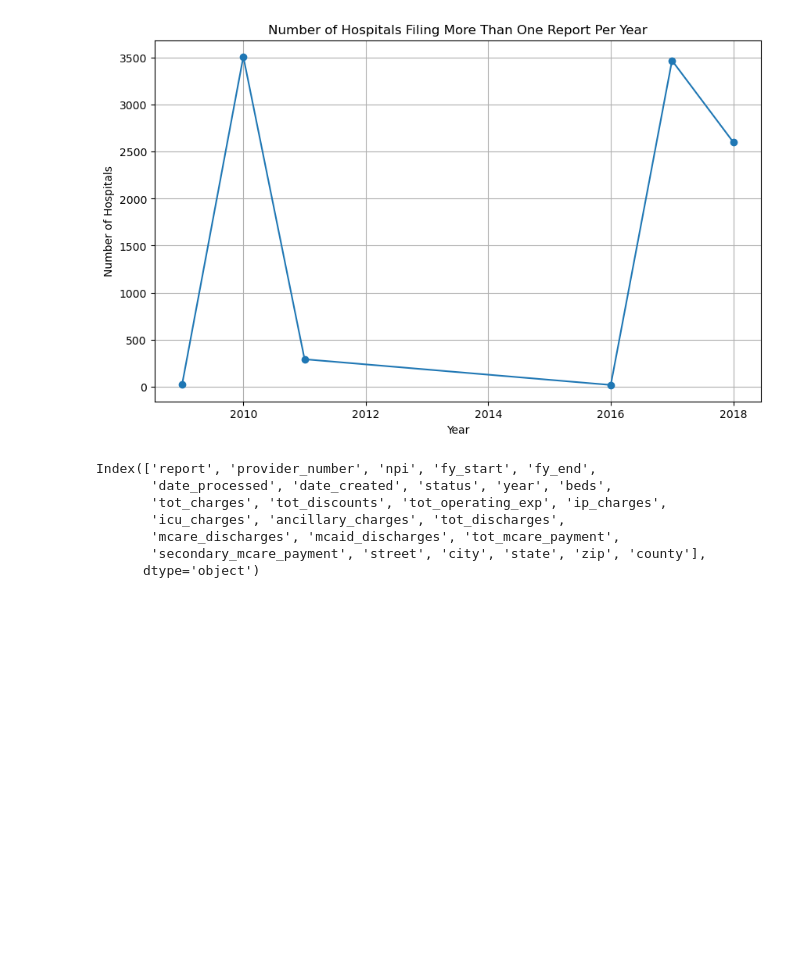
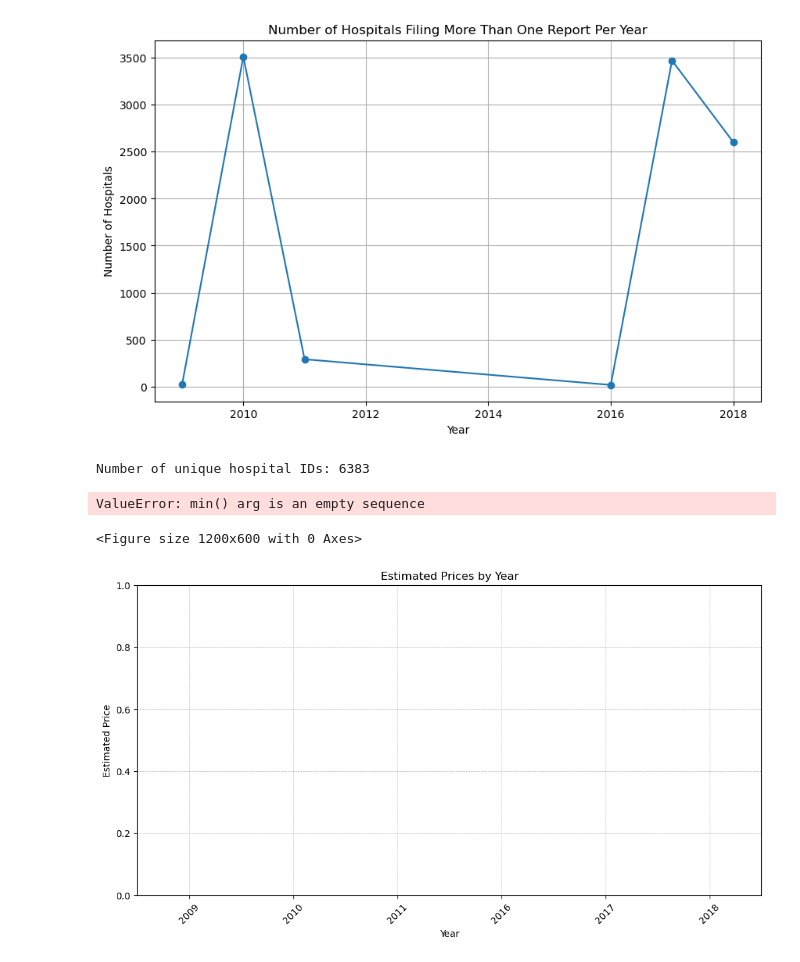
Before and after one commit to avanthp/Homework2-, a Jupyter notebook: Submission1/Analysis/Summarize_Data.ipynb, the cells around one changed output. Drawn from its saved outputs; the diff is of its cells as text; code cells hidden in the pictures; blank space fills up the shorter version.

```diff
--- a/Submission1/Analysis/Summarize_Data.ipynb
+++ b/Submission1/Analysis/Summarize_Data.ipynb
@@ -21,11 +23,65 @@ plt.show()
 # %% [output]
 [figure]
 # %%
+#Question 2
+
+#Removing duplicate reports
+unique_hospitals = hcris.drop_duplicates(subset=['provider_number', 'fyear'], keep='first')
+
+#Count of number of unique hospital IDs
+unique_hospital_count = unique_hospitals['provider_number'].nunique()
+
+print(f"Number of Unique Hospital IDs: {unique_hospital_count}")
 # %% [output]
-Index(['report', 'provider_number', 'npi', 'fy_start', 'fy_end',
-       'date_processed', 'date_created', 'status', 'year', 'beds',
-       'tot_charges', 'tot_discounts', 'tot_operating_exp', 'ip_charges',
-       'icu_charges', 'ancillary_charges', 'tot_discharges',
-       'mcare_discharges', 'mcaid_discharges', 'tot_mcare_payment',
-       'secondary_mcare_payment', 'street', 'city', 'state', 'zip', 'county'],
-      dtype='object')
+Number of unique hospital IDs: 6383
+# %%
+#Question 3
+hcris['tot_charges'] = pd.to_numeric(hcris['tot_charges'], errors='coerce')
+
+#Remove rows with missing charges or years
+charges_by_year = hcris[['fyear', 'tot_charges']].dropna()
+
+# Plot violin plot
+plt.figure(figsize=(12, 6))
+sns.violinplot(x='fyear', y='tot_charges', data=charges_by_year)
+plt.title("Total Charges by Year")
+plt.xlabel("Year")
+plt.ylabel("Total Charges")
+plt.xticks(rotation=45)
+plt.grid(True, which='both', linestyle='--', linewidth=0.5)
+plt.show()
+# %% [output]
+ValueError: min() arg is an empty sequence
+<Figure size 1200x600 with 0 Axes>
+# %%
+#Question 4
+numeric_columns = [
+    'tot_discounts', 'tot_charges', 'ip_charges', 'icu_charges', 'ancillary_charges',
+    'tot_mcare_payment', 'tot_discharges', 'mcare_discharges'
+]
+hcris[numeric_columns] = hcris[numeric_columns].apply(pd.to_numeric, errors='coerce')
+
+#Calculating estimated price (using formula)
+hcris['discount_factor'] = 1 - hcris['tot_discounts'] / hcris['tot_charges']
+hcris['price_num'] = (
+    (hcris['ip_charges'] + hcris['icu_charges'] + hcris['ancillary_charges'])
+    * hcris['discount_factor']
+    - hcris['tot_mcare_payment']
+)
+hcris['price_denom'] = hcris['tot_discharges'] - hcris['mcare_discharges']
+hcris['price'] = hcris['price_num'] / hcris['price_denom']
+
+#remove negatives and outliers
+hcris_df = hcris[(hcris['price'] > 0)]
+
+#Plot violin plot
+plt.figure(figsize=(12, 6))
+sns.violinplot(x='fyear', y='price', data=hcris)
+plt.title("Estimated Prices by Year")
+plt.xlabel("Year")
+plt.ylabel("Estimated Price")
+plt.xticks(rotation=45)
+plt.grid(True, which='both', linestyle='--', linewidth=0.5)
+plt.show()
+# %% [output]
+[figure, added]
```
Also changed, not shown: parts of 2 cells of this notebook.
